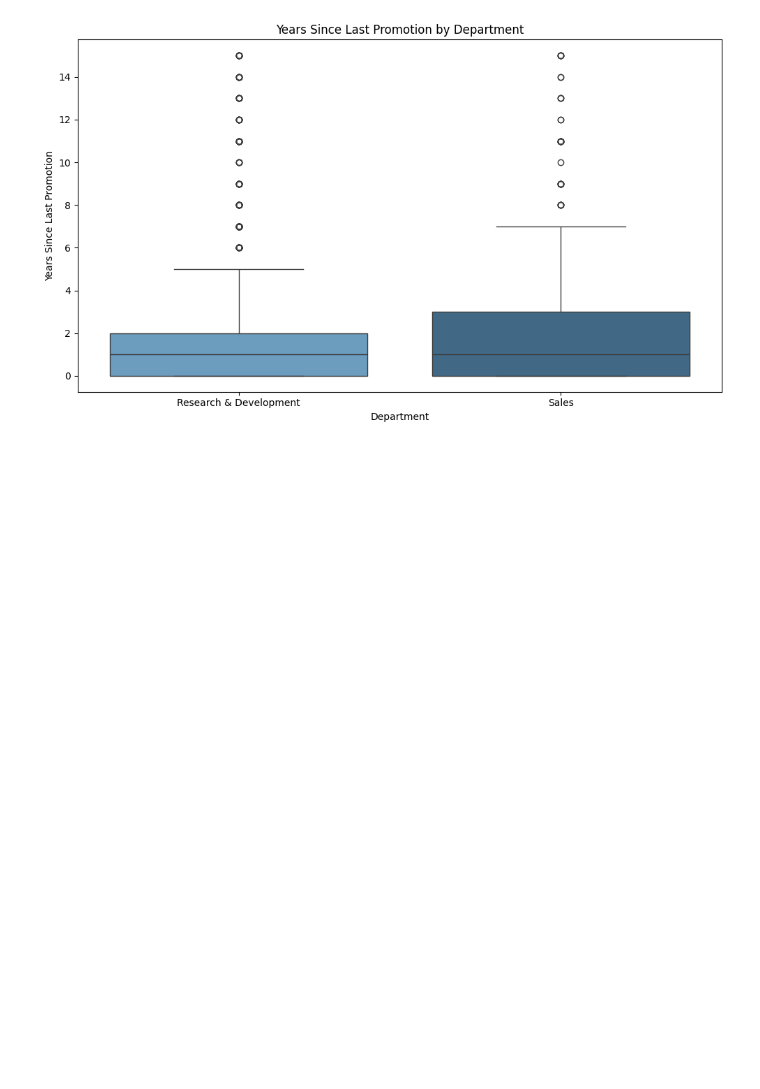
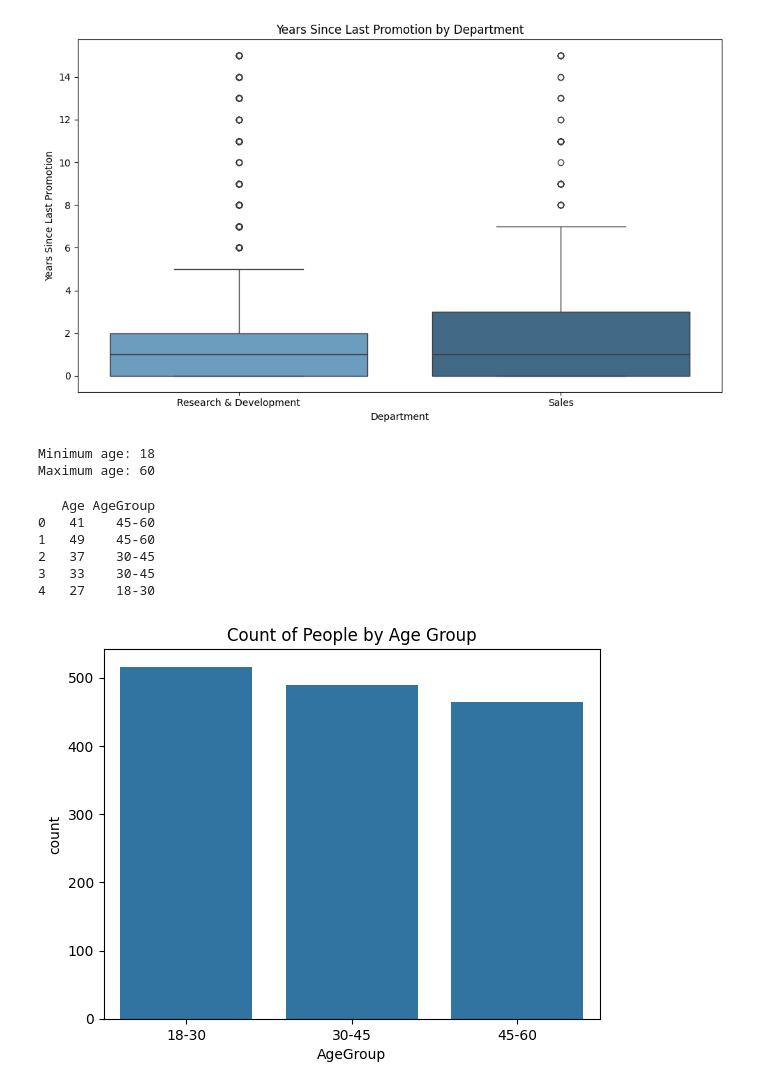
Before and after one commit to melo4yxa77796/EmployeeProductivityAnalysis, a Jupyter notebook: atrrition.ipynb, the cells around one changed output. Cells and saved outputs as stored; diff of their text form; code cells hidden in the pictures; blank space fills up the shorter version.

```diff
--- a/atrrition.ipynb
+++ b/atrrition.ipynb
@@ -1,7 +1,7 @@
 # %%
 import pandas as pd
 
-df = pd.read_csv('/Users/ulia/Desktop/EmployeeProductivityAnalysis/WA_Fn-UseC_-HR-Employee-Attrition.csv')
+df = pd.read_csv("WA_Fn-UseC_-HR-Employee-Attrition.csv")
 
 print(df.dtypes)
 # %% [output]
@@ -295,3 +295,32 @@ Passing `palette` without assigning `hue` is deprecated and will be removed in v
 
   sns.boxplot(data=df_filtered, x='Department', y='YearsSinceLastPromotion', palette='Blues_d', order=['Research & Development', 'Sales'])
 [figure]
+# %%
+min_age = df['Age'].min()
+max_age = df['Age'].max()
+
+print(f"Minimum age: {min_age}")
+print(f"Maximum age: {max_age}")
+# %% [output]
+Minimum age: 18
+Maximum age: 60
+# %%
+df['AgeGroup'] = pd.qcut(df['Age'], q=3, labels=['18-30','30-45', '45-60'])
+
+print(df[['Age', 'AgeGroup']].head())
+# %% [output]
+   Age AgeGroup
+0   41    45-60
+1   49    45-60
+2   37    30-45
+3   33    30-45
+4   27    18-30
+# %%
+import seaborn as sns
+import matplotlib.pyplot as plt
+
+sns.countplot(data=df, x='AgeGroup')
+plt.title('Count of People by Age Group')
+plt.show()
+# %% [output]
+[figure, added]
```
Also changed, not shown: parts of 5 cells of this notebook.
